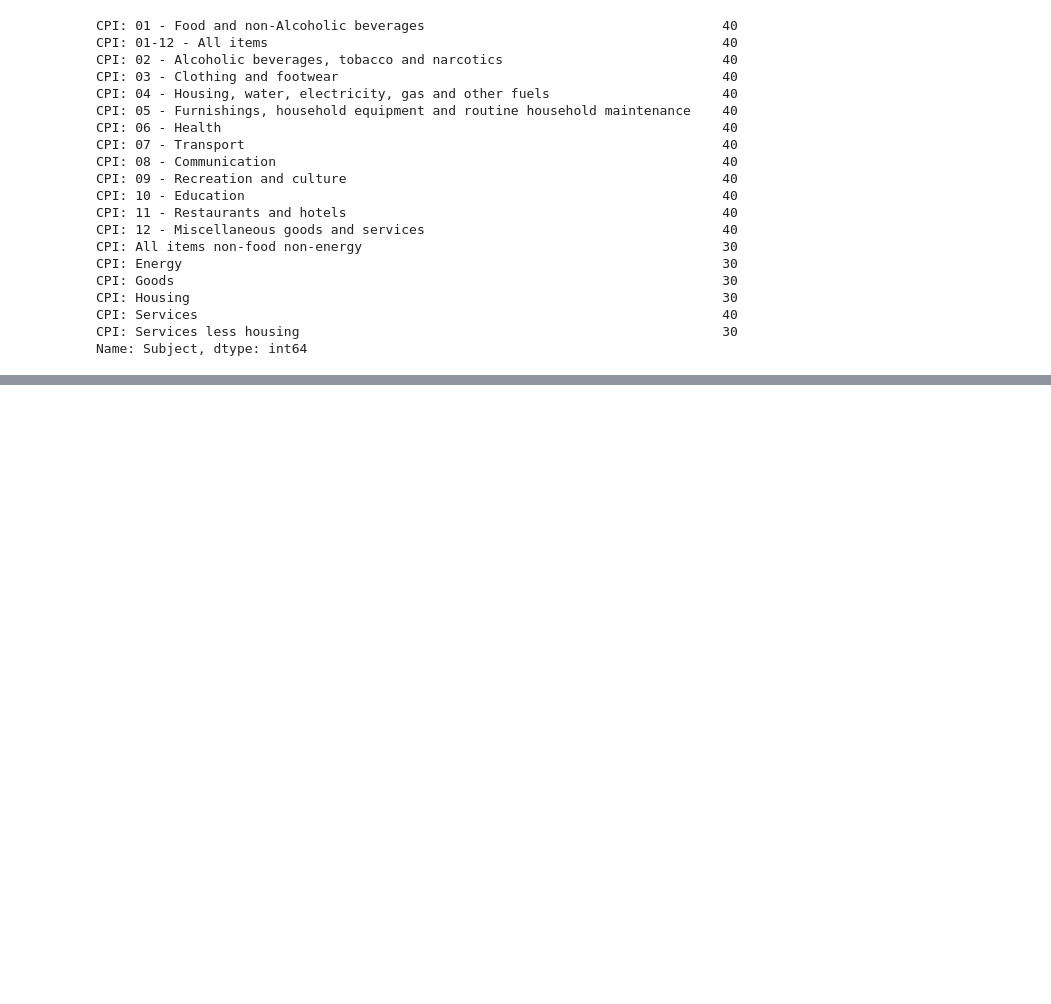
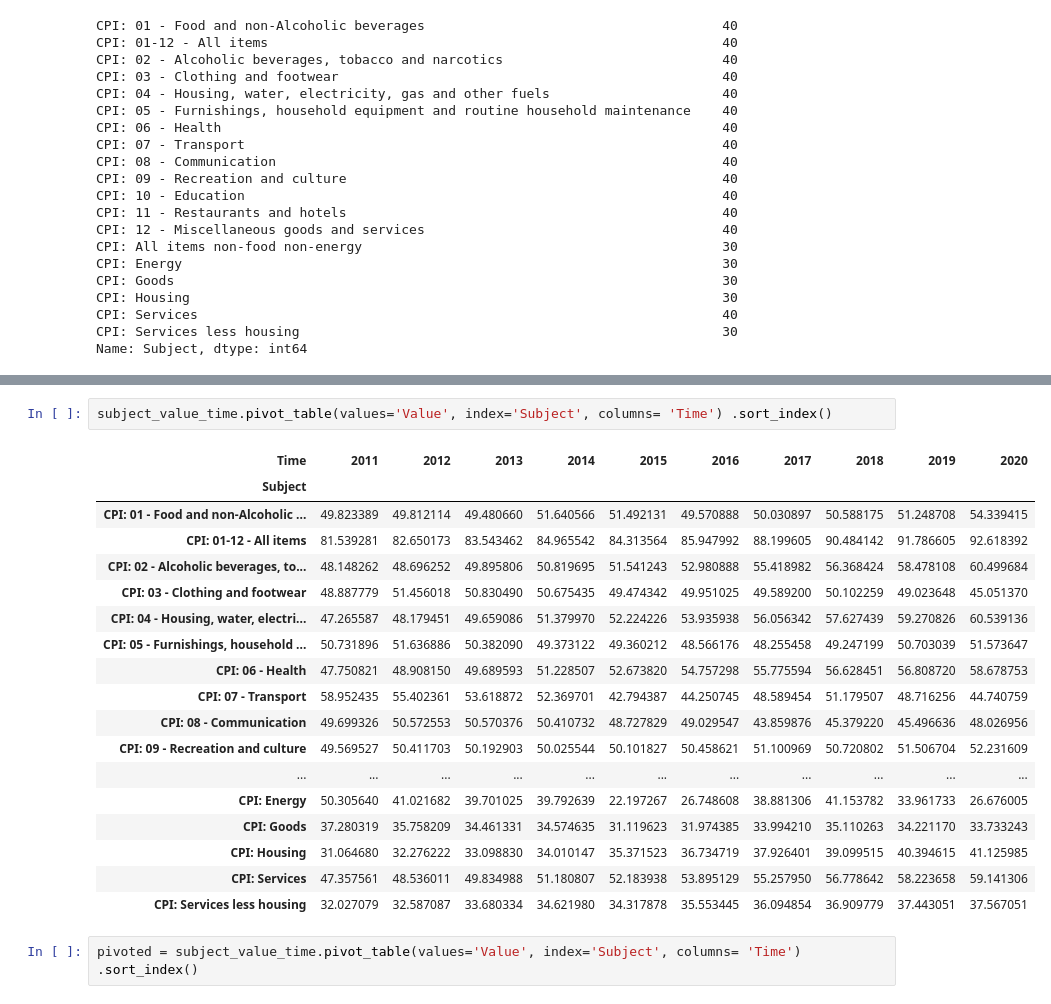
Before and after one commit to Efe-C-3/InflationRateAnalytics, a Jupyter notebook: inflation.ipynb, the cells around one changed output, grey strips where cells are left out. Drawn from its saved outputs; the diff is of its cells as text; blank space fills up the shorter version.

```diff
--- a/inflation.ipynb
+++ b/inflation.ipynb
@@ -109,0 +135,23 @@ print(subject_value)
+# %%
+subject_value_time.pivot_table(values='Value', index='Subject', columns= 'Time') .sort_index()
+# %% [output]
+| Time | 2011 | 2012 | 2013 | 2014 | 2015 | 2016 | 2017 | 2018 | 2019 | 2020 |
+| Subject |  |  |  |  |  |  |  |  |  |  |
+| CPI: 01 - Food and non-Alcoholic ... | 49.823389 | 49.812114 | 49.480660 | 51.640566 | 51.492131 | 49.570888 | 50.030897 | 50.588175 | 51.248708 | 54.339415 |
+| CPI: 01-12 - All items | 81.539281 | 82.650173 | 83.543462 | 84.965542 | 84.313564 | 85.947992 | 88.199605 | 90.484142 | 91.786605 | 92.618392 |
+| CPI: 02 - Alcoholic beverages, to... | 48.148262 | 48.696252 | 49.895806 | 50.819695 | 51.541243 | 52.980888 | 55.418982 | 56.368424 | 58.478108 | 60.499684 |
+| CPI: 03 - Clothing and footwear | 48.887779 | 51.456018 | 50.830490 | 50.675435 | 49.474342 | 49.951025 | 49.589200 | 50.102259 | 49.023648 | 45.051370 |
+| CPI: 04 - Housing, water, electri... | 47.265587 | 48.179451 | 49.659086 | 51.379970 | 52.224226 | 53.935938 | 56.056342 | 57.627439 | 59.270826 | 60.539136 |
+| CPI: 05 - Furnishings, household ... | 50.731896 | 51.636886 | 50.382090 | 49.373122 | 49.360212 | 48.566176 | 48.255458 | 49.247199 | 50.703039 | 51.573647 |
+| CPI: 06 - Health | 47.750821 | 48.908150 | 49.689593 | 51.228507 | 52.673820 | 54.757298 | 55.775594 | 56.628451 | 56.808720 | 58.678753 |
+| CPI: 07 - Transport | 58.952435 | 55.402361 | 53.618872 | 52.369701 | 42.794387 | 44.250745 | 48.589454 | 51.179507 | 48.716256 | 44.740759 |
+| CPI: 08 - Communication | 49.699326 | 50.572553 | 50.570376 | 50.410732 | 48.727829 | 49.029547 | 43.859876 | 45.379220 | 45.496636 | 48.026956 |
+| CPI: 09 - Recreation and culture | 49.569527 | 50.411703 | 50.192903 | 50.025544 | 50.101827 | 50.458621 | 51.100969 | 50.720802 | 51.506704 | 52.231609 |
+| ... | ... | ... | ... | ... | ... | ... | ... | ... | ... | ... |
+| CPI: Energy | 50.305640 | 41.021682 | 39.701025 | 39.792639 | 22.197267 | 26.748608 | 38.881306 | 41.153782 | 33.961733 | 26.676005 |
+| CPI: Goods | 37.280319 | 35.758209 | 34.461331 | 34.574635 | 31.119623 | 31.974385 | 33.994210 | 35.110263 | 34.221170 | 33.733243 |
+| CPI: Housing | 31.064680 | 32.276222 | 33.098830 | 34.010147 | 35.371523 | 36.734719 | 37.926401 | 39.099515 | 40.394615 | 41.125985 |
+| CPI: Services | 47.357561 | 48.536011 | 49.834988 | 51.180807 | 52.183938 | 53.895129 | 55.257950 | 56.778642 | 58.223658 | 59.141306 |
+| CPI: Services less housing | 32.027079 | 32.587087 | 33.680334 | 34.621980 | 34.317878 | 35.553445 | 36.094854 | 36.909779 | 37.443051 | 37.567051 |
+# %%
+pivoted = subject_value_time.pivot_table(values='Value', index='Subject', columns= 'Time') .sort_index()
```
Also changed, not shown: parts of 9 cells of this notebook, 4 other files.
